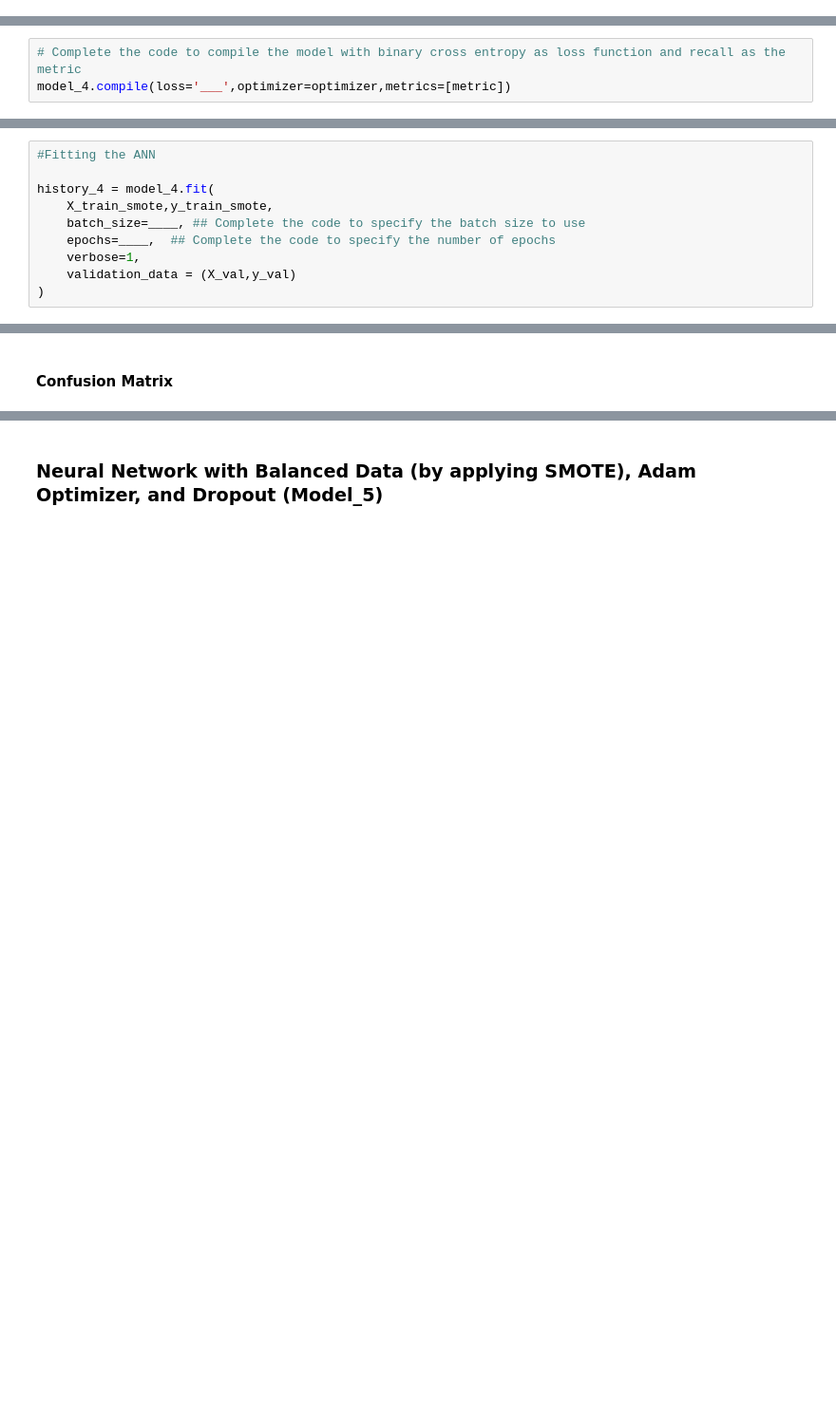
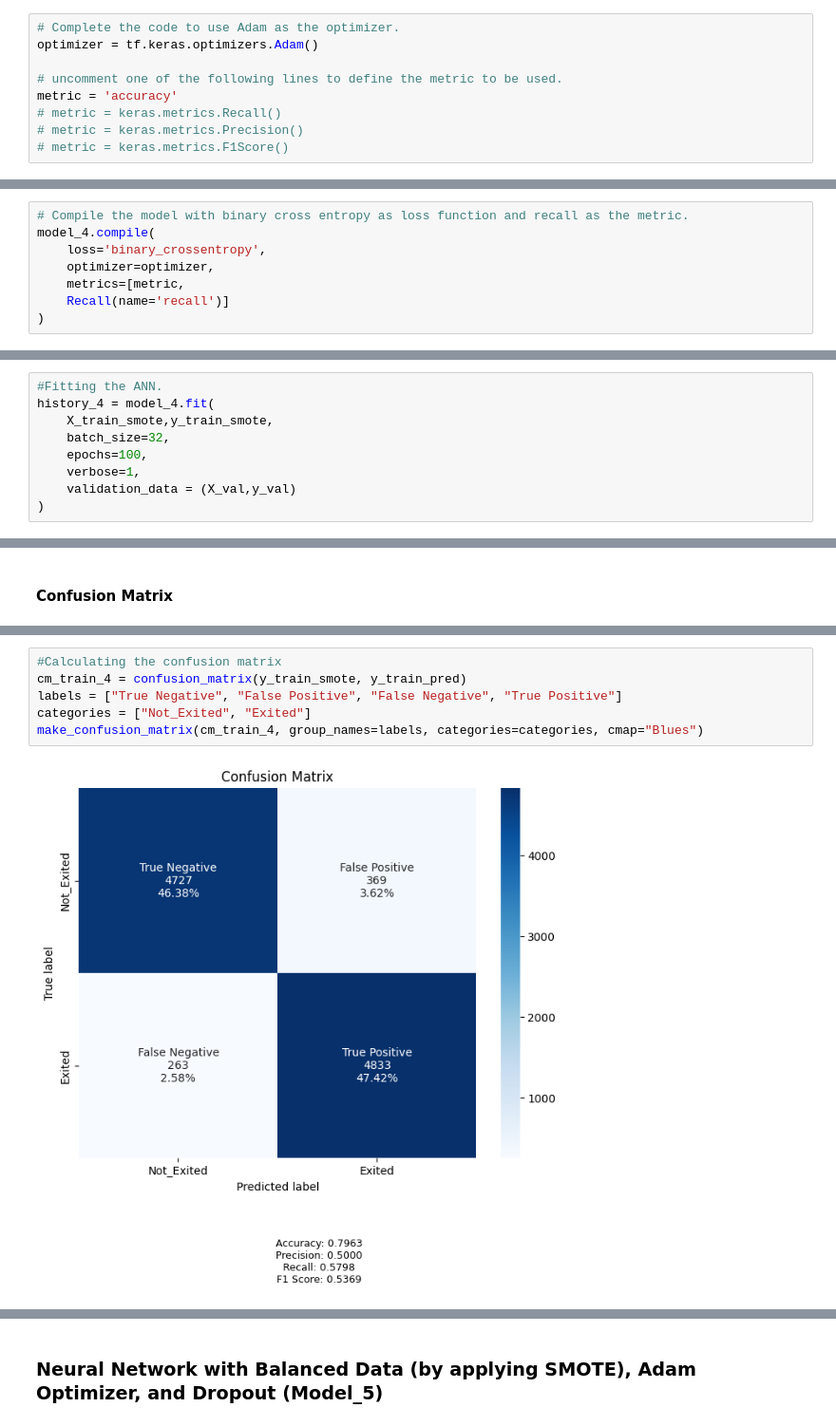
Before and after one commit to barkz/Bank-Churn-Prediction, a Jupyter notebook: RobBarker_NN_BankChurn_FC.ipynb, the cells around one changed output, grey strips where cells are left out. Shown at 95% size. Drawn from its saved outputs; the diff is of its cells as text; blank space fills up the shorter version.

Commit message:
Model_4 and Model_5 completed.

```diff
--- a/RobBarker_NN_BankChurn_FC.ipynb
+++ b/RobBarker_NN_BankChurn_FC.ipynb
@@ -1808,0 +1834,9 @@ model_4.add(Dense(___, activation = '___'))
+# %%
+# Complete the code to use Adam as the optimizer.
+optimizer = tf.keras.optimizers.Adam()
+
+# uncomment one of the following lines to define the metric to be used.
+metric = 'accuracy'
+# metric = keras.metrics.Recall()
+# metric = keras.metrics.Precision()
+# metric = keras.metrics.F1Score()
@@ -1809,2 +1845,10 @@ model_4.add(Dense(___, activation = '___'))
+# %%
+# Compile the model with binary cross entropy as loss function and recall as the metric.
+model_4.compile(
+    loss='binary_crossentropy',
+    optimizer=optimizer,
+    metrics=[metric,
+    Recall(name='recall')]
+)
 # %%
 model_4.summary()
@@ -1820,3 +1872,0 @@ optimizer = tf.keras.optimizers.____()
-# %%
-# Complete the code to compile the model with binary cross entropy as loss function and recall as the metric
-model_4.compile(loss='___',optimizer=optimizer,metrics=[metric])
@@ -1825,10 +1873,9 @@ model_4.summary()
 # %%
-#Fitting the ANN
-
+#Fitting the ANN.
 history_4 = model_4.fit(
     X_train_smote,y_train_smote,
-    batch_size=____, ## Complete the code to specify the batch size to use
-    epochs=____,  ## Complete the code to specify the number of epochs
+    batch_size=32,
+    epochs=100,
     verbose=1,
     validation_data = (X_val,y_val)
 )
@@ -1885,0 +1984,8 @@ make_confusion_matrix(____,____)
+# %%
+#Calculating the confusion matrix
+cm_train_4 = confusion_matrix(y_train_smote, y_train_pred)
+labels = ["True Negative", "False Positive", "False Negative", "True Positive"]
+categories = ["Not_Exited", "Exited"]
+make_confusion_matrix(cm_train_4, group_names=labels, categories=categories, cmap="Blues")
+# %% [output]
+[figure, added]
```
Also changed, not shown: parts of 44 cells of this notebook, 1 other file.
